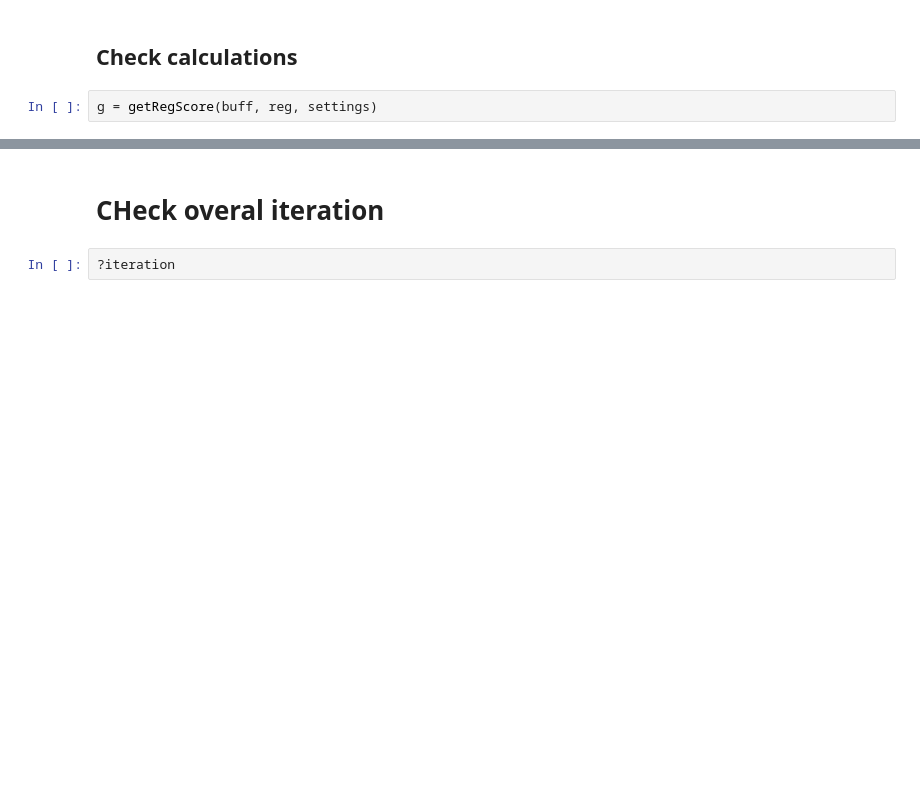
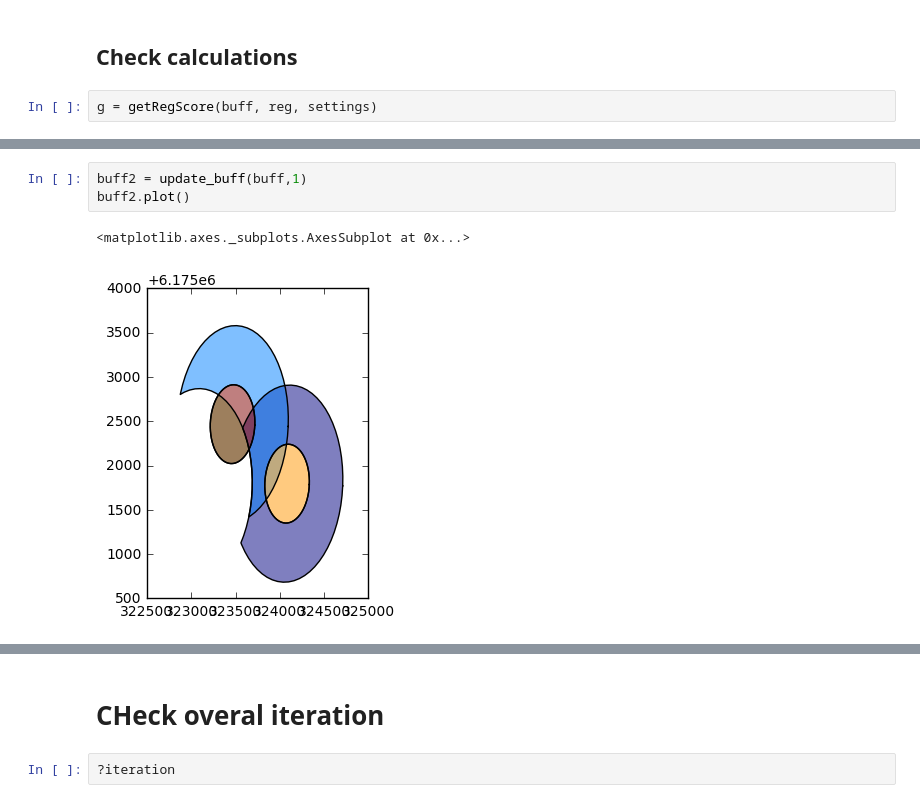
Before and after one commit to Casyfill/aventika2, a Jupyter notebook: jupyter_examples/1_data_check.ipynb, the cells around one changed output, grey strips where cells are left out. Saved outputs shown, nothing was run; the diff lists cells and outputs as text; blank space fills up the shorter version.

```diff
--- a/jupyter_examples/1_data_check.ipynb
+++ b/jupyter_examples/1_data_check.ipynb
@@ -189,0 +290,6 @@ g
+# %%
+buff2 = update_buff(buff,1)
+buff2.plot()
+# %% [output]
+<matplotlib.axes._subplots.AxesSubplot at 0x...>
+[figure, added]
```
Also changed, not shown: parts of 15 cells of this notebook, 5 other files.
